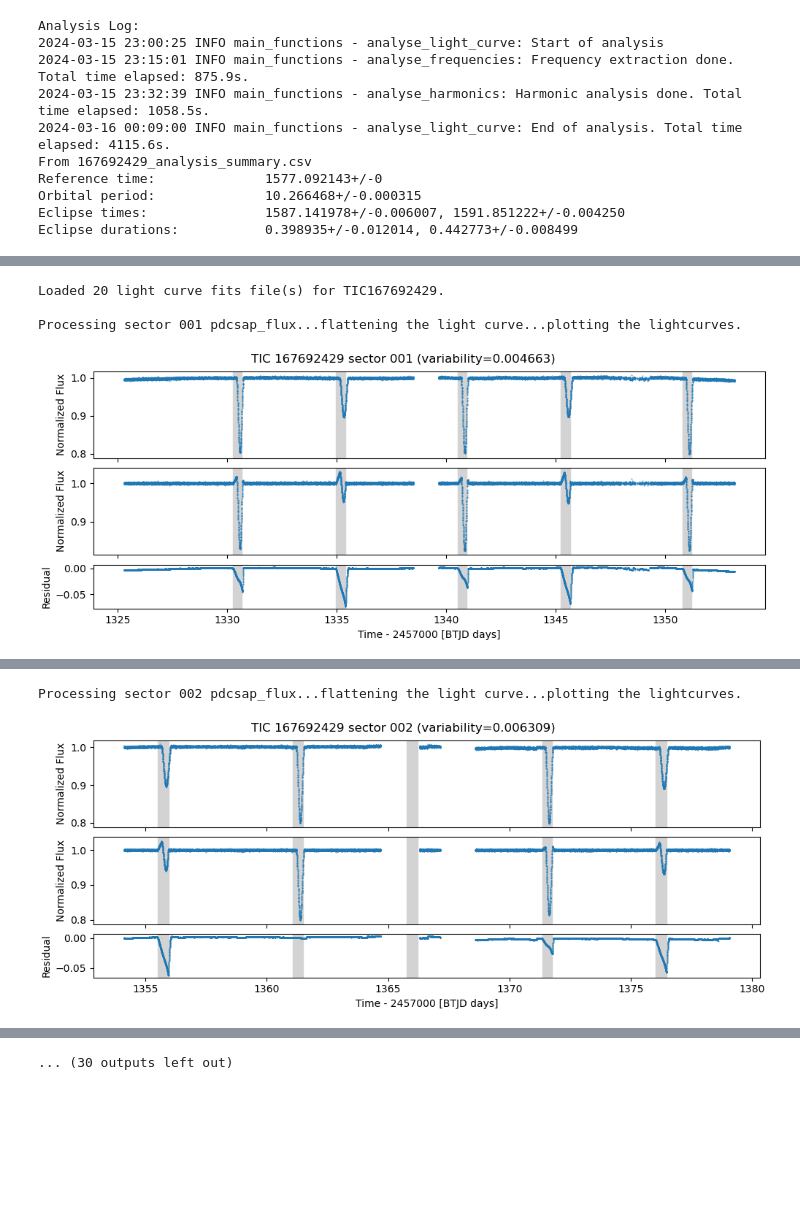
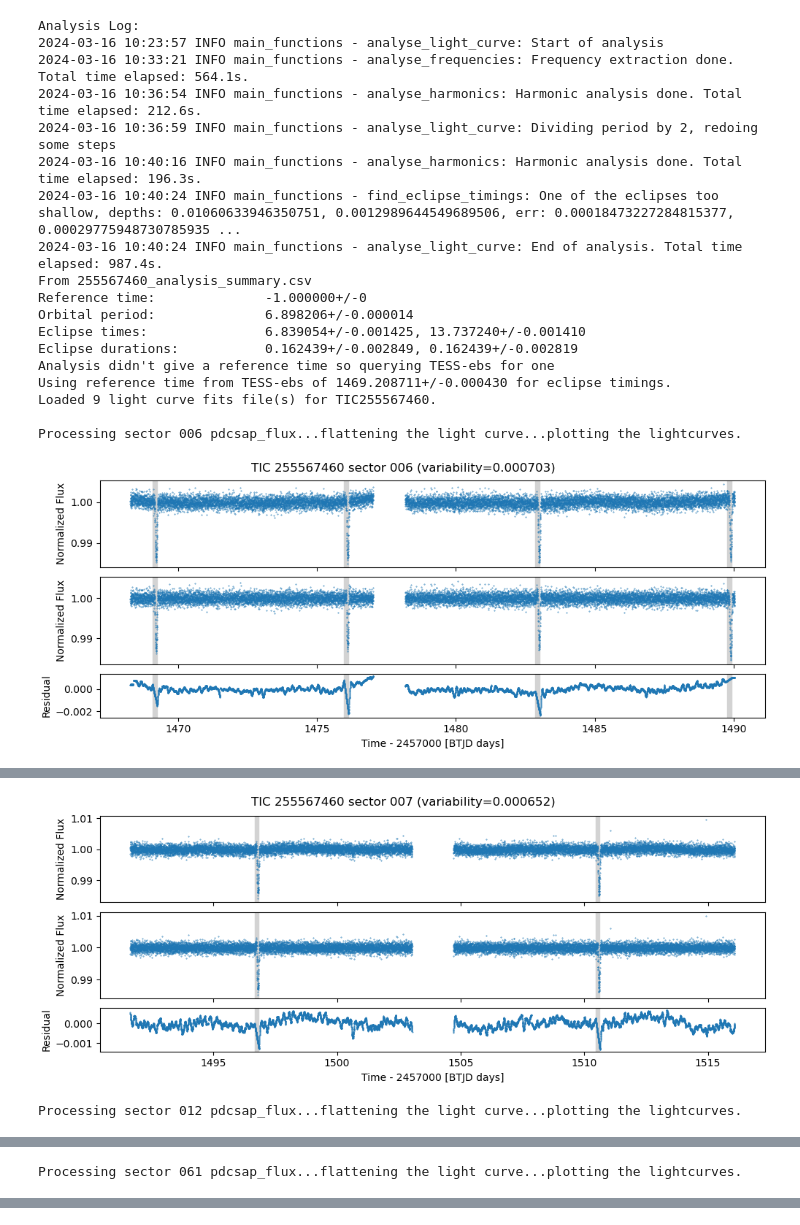
Before and after one commit to SteveOv/platodebs, a Jupyter notebook: process_target_results.ipynb, the cells around one changed output, grey strips where cells are left out. Cells and saved outputs as stored; diff of their text form; code cells hidden in the pictures; blank space fills up the shorter version.

```diff
--- a/process_target_results.ipynb
+++ b/process_target_results.ipynb
@@ -29,7 +29,7 @@ from utility import calculate_variability_metric
 # TIC140659980 has good eclipses and potentially interesting residuals
 
 # TIC167692429 - some variability in eclipse timings
-target = "TIC167692429"
+target = "TIC255567460"
 flux_column = "pdcsap_flux"
 quality_bitmask = "default"
 sectors = []
@@ -49,39 +49,54 @@ analysis_csv = analysis_dir / f"{tic}_analysis" / f"{tic}_analysis_summary.csv"
 echo_analysis_log(analysis_csv.parent / f"{tic}.log")
 eclipses = parse_analysis_for_eclipses(analysis_csv, duration_scale=eclipse_dur_multiple)
 if not eclipses:
     print(f"Did not find '{analysis_csv}'. Unable to process {target}. Skipping.")
 else:
     (t0, period, ecl_times, ecl_durs) = eclipses
+    if t0 is None or t0 <= 0.:
+        print("Analysis didn't give a reference time so querying TESS-ebs for one")
+        t0, _ = lookup_tess_ebs_ephemeris(target, tic)
+        if t0:
+            print(f"Using reference time from TESS-ebs of {t0:.6f} for eclipse timings.")
+            ecl_times = [et + t0 for et in ecl_times]
 
     # Load, filter and then process the requested sectors for this target.
     download_dir = catalogue_dir / f"download/{tic}/"
     fits = sorted(download_dir.rglob("**/*.fits"))
     lcs = lk.LightCurveCollection([
         lk.read(f"{f}", flux_column=flux_column, quality_bitmask=quality_bitmask) for f in fits])
 
     print(f"Loaded {len(lcs)} light curve fits file(s) for {target}.")
     for lc in [l for l in lcs if len(sectors) == 0 or l.sector in sectors]:
         print(f"\nProcessing sector {lc.sector:03d} {flux_column}...", end="")
 
         # Process the light curve
         print("flattening the light curve...", end="")
         lc = lc.normalize()
         flat_lc, res_lc, ecl_mask = flatten_lightcurve(lc, ecl_times, ecl_durs, period)
         variability = calculate_variability_metric(res_lc)
 
         # Plots
         print("plotting the lightcurves.")
         title = f"{lc.meta['OBJECT']} sector {lc.sector:03d} (variability={variability:.6f})"
         fig, _ = plot_lightcurves_and_mask(lc, flat_lc, res_lc, ecl_mask, (10, 4), title)
         plt.show(block=False)
 # %% [output]
 Analysis Log:
-2024-03-15 23:00:25 INFO main_functions - analyse_light_curve: Start of analysis
-2024-03-15 23:15:01 INFO main_functions - analyse_frequencies: Frequency extraction done. Total time elapsed: 875.9s.
-2024-03-15 23:32:39 INFO main_functions - analyse_harmonics: Harmonic analysis done. Total time elapsed: 1058.5s.
-2024-03-16 00:09:00 INFO main_functions - analyse_light_curve: End of analysis. Total time elapsed: 4115.6s.
-From 167692429_analysis_summary.csv
-Reference time:              1577.092143+/-0
-Orbital period:              10.266468+/-0.000315
-Eclipse times:               1587.141978+/-0.006007, 1591.851222+/-0.004250
-Eclipse durations:           0.398935+/-0.012014, 0.442773+/-0.008499
+2024-03-16 10:23:57 INFO main_functions - analyse_light_curve: Start of analysis
+2024-03-16 10:33:21 INFO main_functions - analyse_frequencies: Frequency extraction done. Total time elapsed: 564.1s.
+2024-03-16 10:36:54 INFO main_functions - analyse_harmonics: Harmonic analysis done. Total time elapsed: 212.6s.
+2024-03-16 10:36:59 INFO main_functions - analyse_light_curve: Dividing period by 2, redoing some steps
+2024-03-16 10:40:16 INFO main_functions - analyse_harmonics: Harmonic analysis done. Total time elapsed: 196.3s.
+2024-03-16 10:40:24 INFO main_functions - find_eclipse_timings: One of the eclipses too shallow, depths: 0.01060633946350751, 0.0012989644549689506, err: 0.00018473227284815377, 0.00029775948730785935 ...
+2024-03-16 10:40:24 INFO main_functions - analyse_light_curve: End of analysis. Total time elapsed: 987.4s.
+From 255567460_analysis_summary.csv
+Reference time:              -1.000000+/-0
+Orbital period:              6.898206+/-0.000014
+Eclipse times:               6.839054+/-0.001425, 13.737240+/-0.001410
+Eclipse durations:           0.162439+/-0.002849, 0.162439+/-0.002819
+Analysis didn't give a reference time so querying TESS-ebs for one
+Using reference time from TESS-ebs of 1469.208711+/-0.000430 for eclipse timings.
+Loaded 9 light curve fits file(s) for TIC255567460.
+
+Processing sector 006 pdcsap_flux...flattening the light curve...plotting the lightcurves.
+[figure, new version]
@@ -89,4 +104,2 @@ Warning: 30% (5871/19412) of the cadences will be ignored due to the quality mas
+[figure, new version]
-Loaded 20 light curve fits file(s) for TIC167692429.
-
-Processing sector 001 pdcsap_flux...flattening the light curve...plotting the lightcurves.
+Processing sector 012 pdcsap_flux...flattening the light curve...plotting the lightcurves.
-[figure, old version]
@@ -93,2 +107 @@ Processing sector 001 pdcsap_flux...flattening the light curve...plotting the li
-Processing sector 002 pdcsap_flux...flattening the light curve...plotting the lightcurves.
+Processing sector 061 pdcsap_flux...flattening the light curve...plotting the lightcurves.
-[figure, old version]
@@ -101 +113,0 @@ Processing sector 006 pdcsap_flux...flattening the light curve...plotting the li
-... (30 outputs left out)
```
Also changed, not shown: parts of 2 cells of this notebook, 2 other files.
